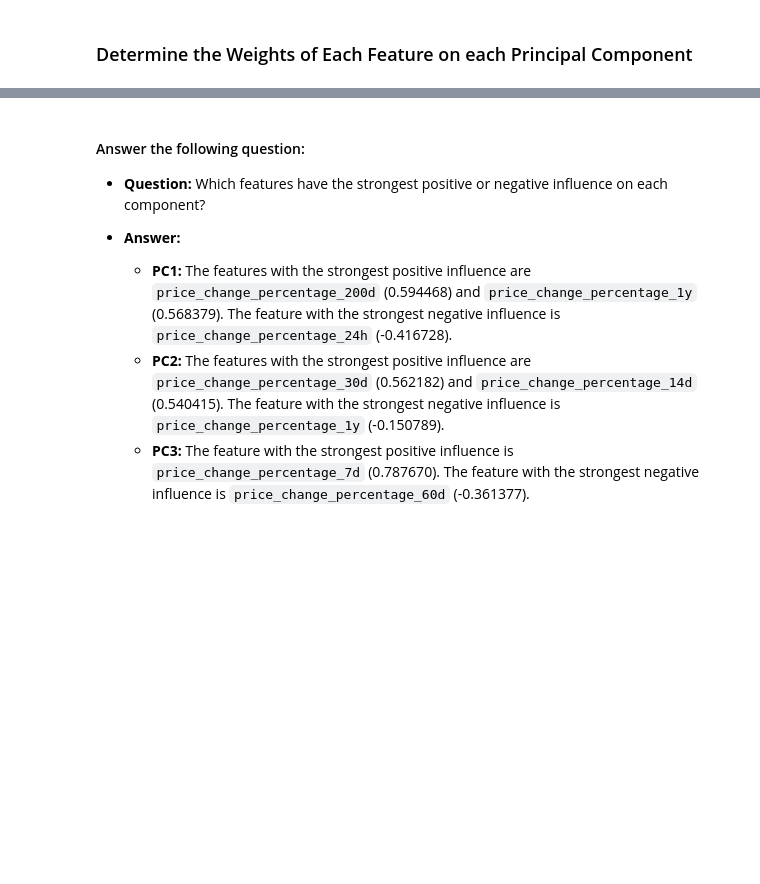
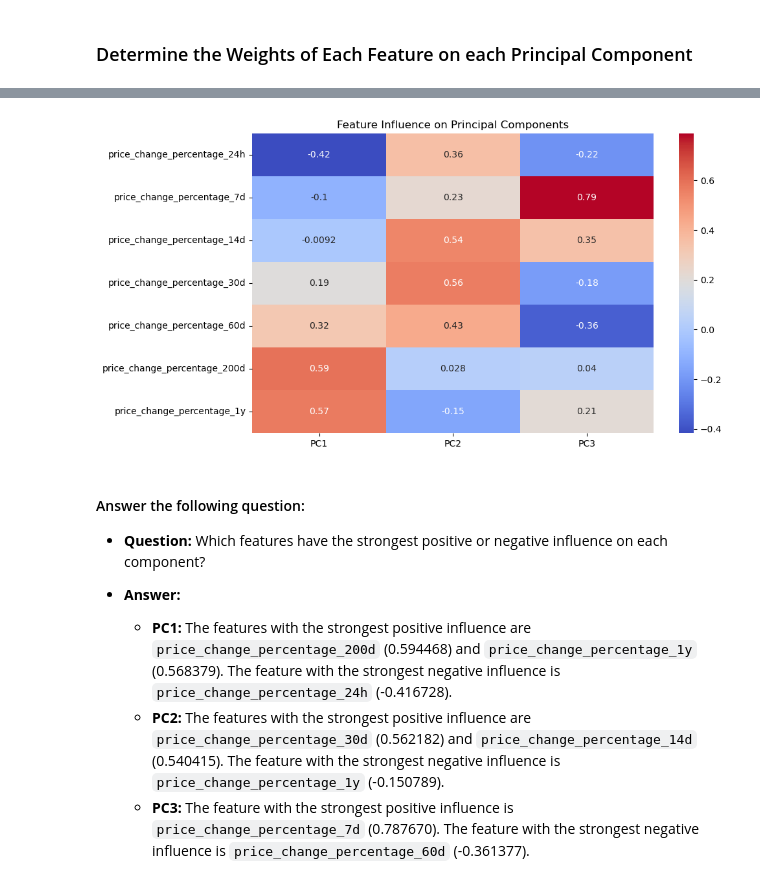
Before and after one commit to 68kevlar/CryptoClustering, a Jupyter notebook: Starter_Code/Crypto_Clustering.ipynb, the cells around one changed output, grey strips where cells are left out. Drawn from its saved outputs; the diff is of its cells as text; code cells hidden in the pictures; blank space fills up the shorter version.

```diff
--- a/Starter_Code/Crypto_Clustering.ipynb
+++ b/Starter_Code/Crypto_Clustering.ipynb
@@ -381,3 +393,15 @@ feature_influence
+# %%
+import seaborn as sns
+
+import matplotlib.pyplot as plt
+
+# Create a heatmap of the feature influence
+plt.figure(figsize=(10, 6))
+sns.heatmap(feature_influence.T, annot=True, cmap="coolwarm", cbar=True)
+plt.title("Feature Influence on Principal Components")
+plt.show()
+# %% [output]
+[figure, added]
 # %% [markdown]
 #### Answer the following question:
 
```
Also changed, not shown: parts of 6 cells of this notebook.
